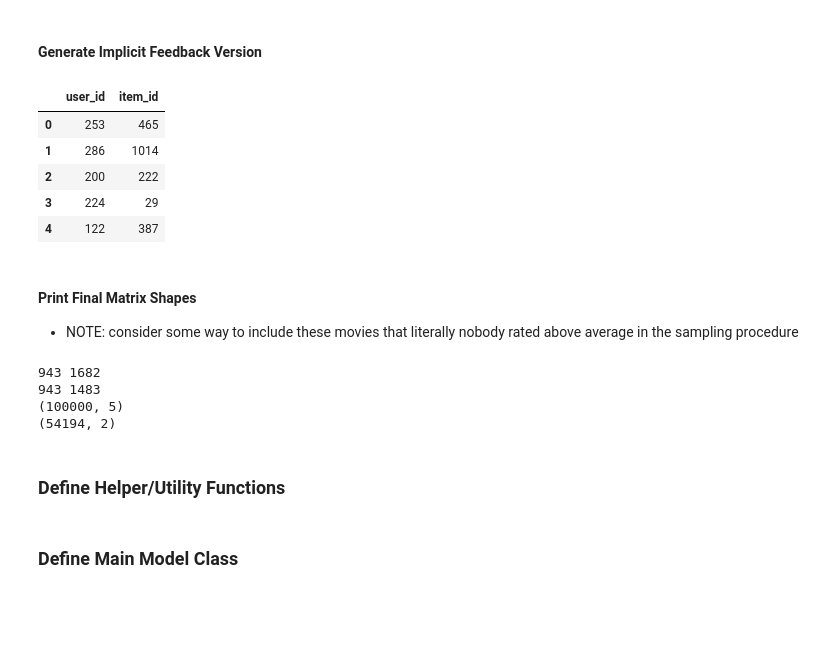
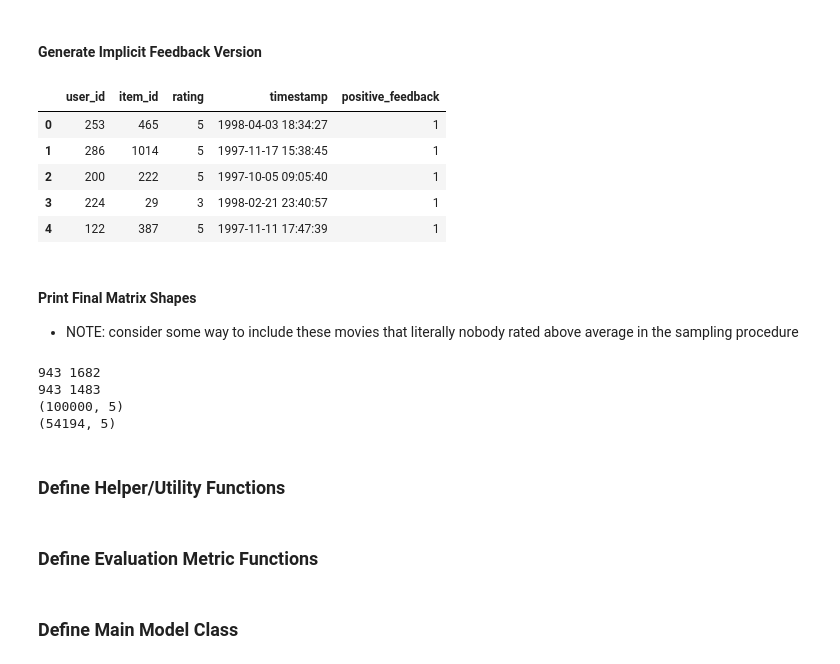
Before and after one commit to etlundquist/rankfm, a Jupyter notebook: notebooks/rank-fm.ipynb, the cells around one changed output. Saved outputs shown, nothing was run; the diff lists cells and outputs as text; code cells hidden in the pictures; blank space fills up the shorter version.

```diff
--- a/notebooks/rank-fm.ipynb
+++ b/notebooks/rank-fm.ipynb
@@ -113,15 +113,15 @@ ratings_explicit.head()
 # %% [markdown]
 #### Generate Implicit Feedback Version
 # %%
-ratings_implicit = ratings_explicit[ratings_explicit.positive_feedback == 1][['user_id', 'item_id']].reset_index(drop=True)
+ratings_implicit = ratings_explicit[ratings_explicit.positive_feedback == 1].reset_index(drop=True)
 ratings_implicit.head()
 # %% [output]
-|  | user_id | item_id |
-| 0 | 253 | 465 |
-| 1 | 286 | 1014 |
-| 2 | 200 | 222 |
-| 3 | 224 | 29 |
-| 4 | 122 | 387 |
+|  | user_id | item_id | rating | timestamp | positive_feedback |
+| 0 | 253 | 465 | 5 | 1998-04-03 18:34:27 | 1 |
+| 1 | 286 | 1014 | 5 | 1997-11-17 15:38:45 | 1 |
+| 2 | 200 | 222 | 5 | 1997-10-05 09:05:40 | 1 |
+| 3 | 224 | 29 | 3 | 1998-02-21 23:40:57 | 1 |
+| 4 | 122 | 387 | 5 | 1997-11-11 17:47:39 | 1 |
 # %% [markdown]
 #### Print Final Matrix Shapes
 * NOTE: consider some way to include these movies that literally nobody rated above average in the sampling procedure
@@ -135,7 +135,7 @@ print(ratings_implicit.shape)
 943 1682
 943 1483
 (100000, 5)
-(54194, 2)
+(54194, 5)
 # %% [markdown]
 ### Define Helper/Utility Functions
 # %%
@@ -154,3 +154,5 @@ def sample_tuples(interactions, items, user_items, n_jobs=mp.cpu_count()):
     pool.close()
     pool.join()
     return samples
+# %% [markdown]
+### Define Evaluation Metric Functions
```
Also changed, not shown: parts of 26 cells of this notebook.
